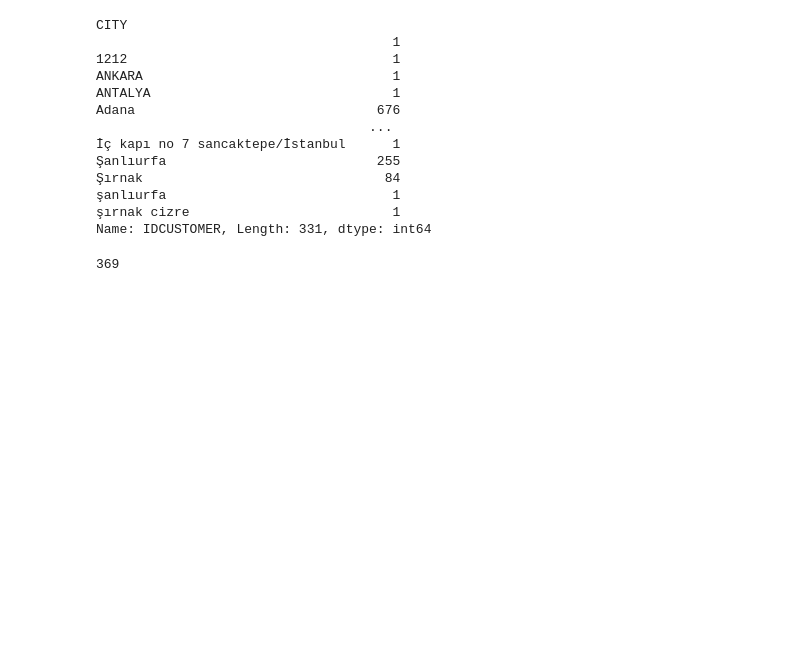
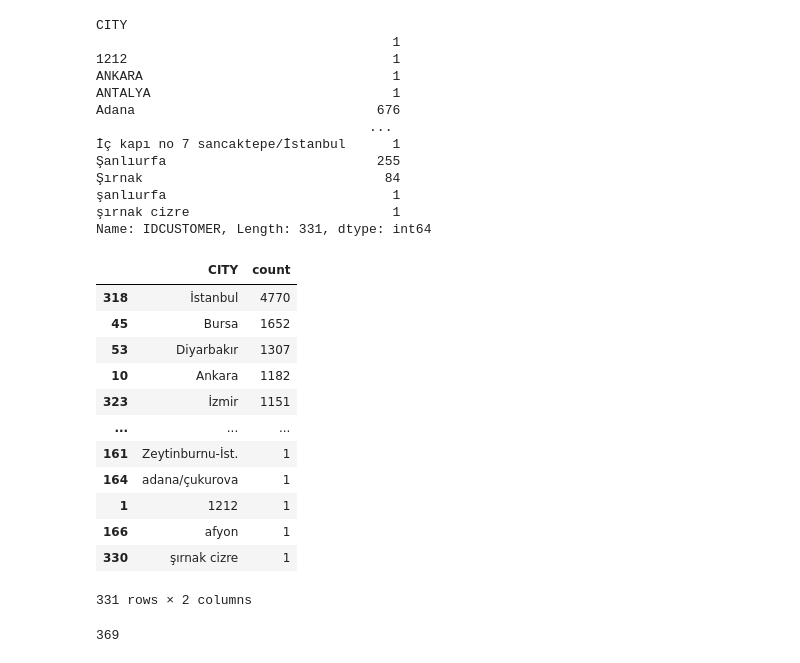
Before and after one commit to Drake300/Realtimetest, a Jupyter notebook: assgnmnt24-10.ipynb, the cells around one changed output. Cells and saved outputs as stored; diff of their text form; code cells hidden in the pictures; blank space fills up the shorter version.

```diff
--- a/assgnmnt24-10.ipynb
+++ b/assgnmnt24-10.ipynb
@@ -271,4 +272,18 @@ Adana                               676
 şırnak cizre                          1
 Name: IDCUSTOMER, Length: 331, dtype: int64
 # %%
-df1.groupby("CITY").size().reset_index(name='count')
+df.groupby("CITY").size().reset_index(name='count').sort_values(by=['count'],ascending=False)
+# %% [output]
+|  | CITY | count |
+| 318 | İstanbul | 4770 |
+| 45 | Bursa | 1652 |
+| 53 | Diyarbakır | 1307 |
+| 10 | Ankara | 1182 |
+| 323 | İzmir | 1151 |
+| ... | ... | ... |
+| 161 | Zeytinburnu-İst. | 1 |
+| 164 | adana/çukurova | 1 |
+| 1 | 1212 | 1 |
+| 166 | afyon | 1 |
+| 330 | şırnak cizre | 1 |
+331 rows × 2 columns
```
Also changed, not shown: parts of 6 cells of this notebook.
